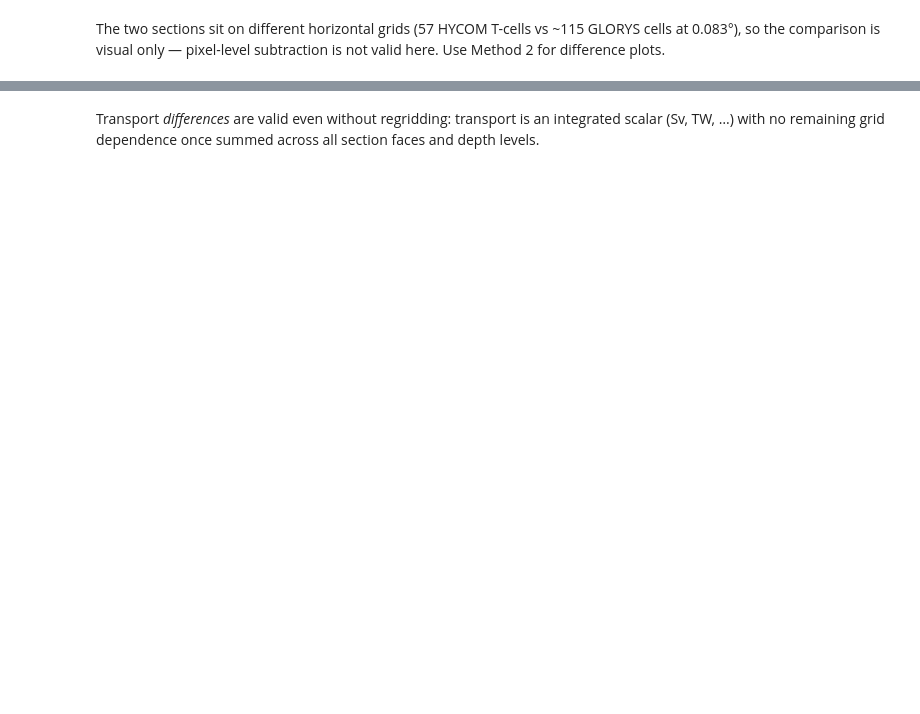
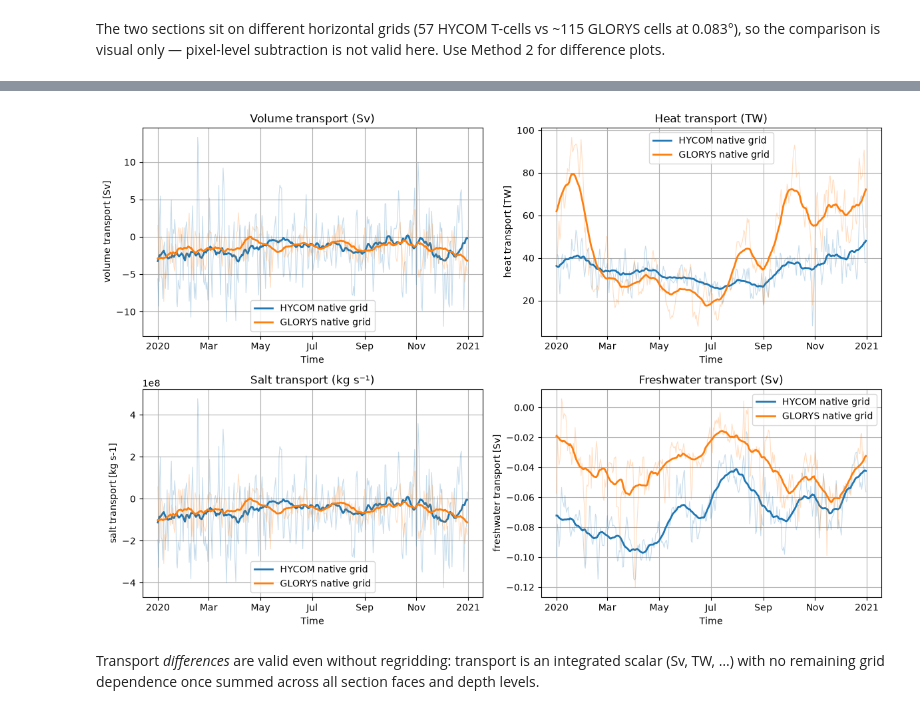
Before and after one commit to nansencenter/xhycom, a Jupyter notebook: docs/comparison_transects_transports.ipynb, the cells around one changed output, grey strips where cells are left out. Saved outputs shown, nothing was run; the diff lists cells and outputs as text; code cells hidden in the pictures; blank space fills up the shorter version.

```diff
--- a/docs/comparison_transects_transports.ipynb
+++ b/docs/comparison_transects_transports.ipynb
@@ -81,28 +262,0 @@ def plot_hycom_vs_glorys(hycom_sec, glorys_sec):
-# %%
-def plot_transport_comparison(tr_hycom, others):
-    """Plot HYCOM transport against one or more other datasets.
-
-    Parameters
-    ----------
-    tr_hycom : xr.Dataset
-        HYCOM native transport.
-    others : dict[str, xr.Dataset]
-        Mapping of label → transport Dataset to overlay.
-    """
-    fig, axs = plt.subplots(2, 2, figsize=(12, 8))
-    pairs = [
-        (axs[0, 0], "volume", "Volume transport (Sv)"),
-        (axs[0, 1], "heat",   "Heat transport (TW)"),
-        (axs[1, 0], "salt",   "Salt transport (kg s\u207b\u00b9)"),
-        (axs[1, 1], "fw",     "Freshwater transport (Sv)"),
-    ]
-    for ax, var, title in pairs:
-        tr_hycom[var].plot(ax=ax, label="HYCOM")
-        for label, tr in others.items():
-            if var in tr:
-                tr[var].plot(ax=ax, label=label)
-        ax.set_title(title)
-        ax.grid()
-        ax.legend()
-    plt.tight_layout()
-    return fig
@@ -127,5 +299,12 @@ tr_glorys
 # %%
-fig = plot_transport_comparison(tr_hycom, {"Method 1 — GLORYS native": tr_glorys})
+fig = plot_transport_comparison(
+    {
+        "HYCOM native grid": tr_hycom,
+        "GLORYS native grid": tr_glorys
+    }
+)
+# %% [output]
+[figure, added]
 # %% [markdown]
 Transport *differences* are valid even without regridding: transport is an integrated scalar (Sv, TW, …) with no remaining grid dependence once summed across all section faces and depth levels.
 # %%
```
Also changed, not shown: parts of 61 cells of this notebook, 1 other file.
